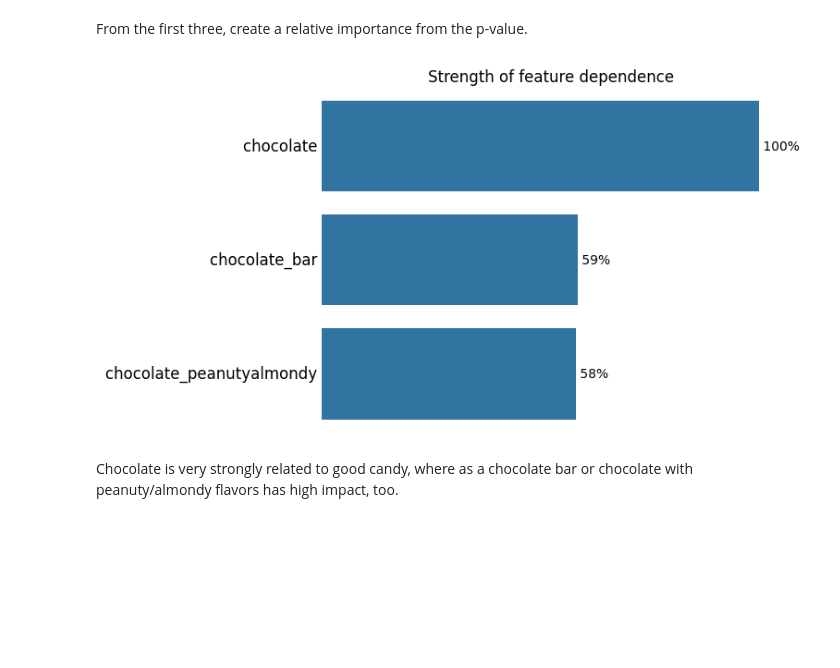
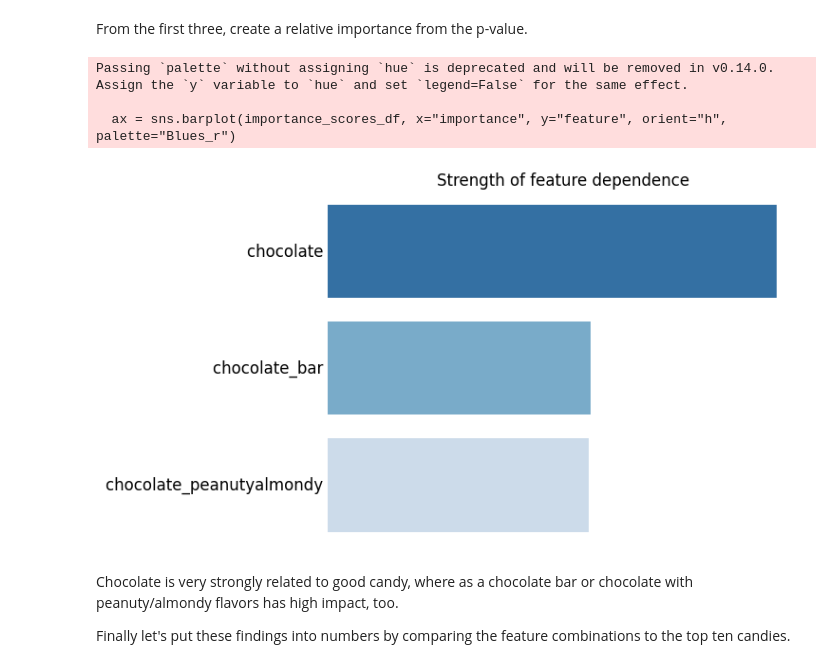
Before and after one commit to szapp/CandyAnalysis, a Jupyter notebook: analysis.ipynb, the cells around one changed output. Saved outputs shown, nothing was run; the diff lists cells and outputs as text; code cells hidden in the pictures; blank space fills up the shorter version.

Commit message:
Add visualizations

```diff
--- a/analysis.ipynb
+++ b/analysis.ipynb
@@ -363,20 +378,23 @@ From the first three, create a relative importance from the p-value.
 # %%
 top_features = selected_features.feature[:3]
 top_pvalues = selected_features.corrected_pvalue.values[:3]
 
 importance_scores = -np.log10(top_pvalues)
 importance_scores_normalized = importance_scores / np.max(importance_scores)
 importance_scores_df = pd.DataFrame(dict(feature=top_features,
                                          importance=importance_scores_normalized))
 
-ax = sns.barplot(importance_scores_df, x="importance", y="feature", orient='h')
+ax = sns.barplot(importance_scores_df, x="importance", y="feature", orient="h", palette="Blues_r")
 ax.set(title="Strength of feature dependence", xlabel="Normalized P-value", ylabel=None)
 ax.set_axis_off()
 for i, feature in enumerate(top_features):
     ax.text(0, i, f"{feature} ", fontsize=12, va="center", ha="right")
-    ax.text(importance_scores_normalized[i], i, f" {importance_scores_normalized[i]*100:.0f}%",
-            fontsize=10, va="center", ha="left")
 # %% [output]
+Passing `palette` without assigning `hue` is deprecated and will be removed in v0.14.0. Assign the `y` variable to `hue` and set `legend=False` for the same effect.
+
+  ax = sns.barplot(importance_scores_df, x="importance", y="feature", orient="h", palette="Blues_r")
-[figure, old version]
+[figure, new version]
 # %% [markdown]
 Chocolate is very strongly related to good candy, where as a chocolate bar or chocolate with peanuty/almondy flavors has high impact, too.
+
+Finally let's put these findings into numbers by comparing the feature combinations to the top ten candies.
```
Also changed, not shown: parts of 6 cells of this notebook.
